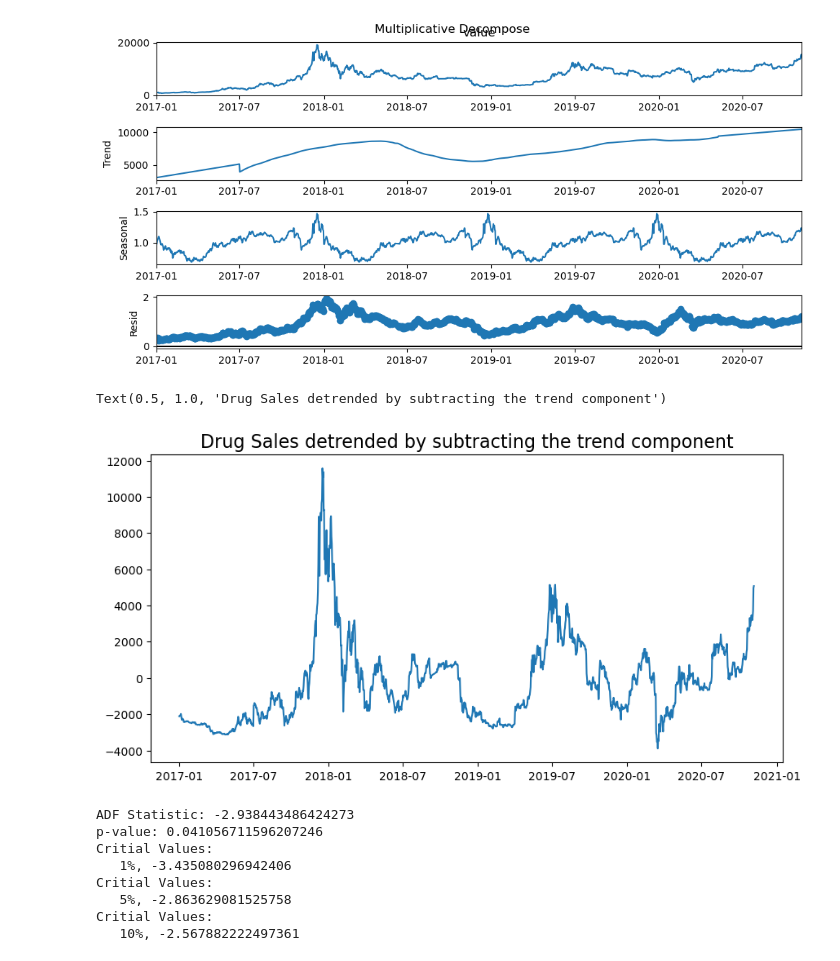
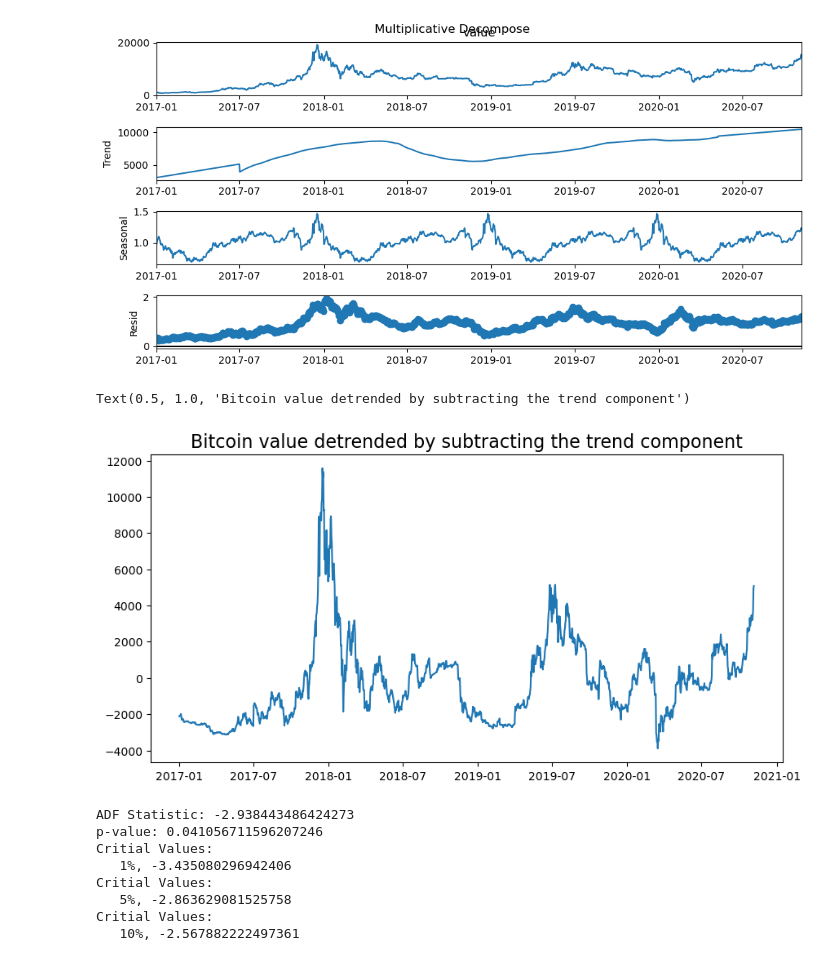
Before and after one commit to RuggieroJulian/AutoML, a Jupyter notebook: J_Ruggiero_M8_HW.ipynb, the cells around one changed output. Cells and saved outputs as stored; diff of their text form; code cells hidden in the pictures.

```diff
--- a/J_Ruggiero_M8_HW.ipynb
+++ b/J_Ruggiero_M8_HW.ipynb
@@ -159,11 +159,11 @@ Text(0.5, 0.98, 'Multiplicative Decompose')
 # %%
 # Using statmodels: Subtracting the Trend Component.
 detrended = df.value.values - result_mul.trend
 plt.plot(detrended)
-plt.title('Drug Sales detrended by subtracting the trend component', fontsize=16)
+plt.title('Bitcoin value detrended by subtracting the trend component', fontsize=16)
 # %% [output]
-Text(0.5, 1.0, 'Drug Sales detrended by subtracting the trend component')
+Text(0.5, 1.0, 'Bitcoin value detrended by subtracting the trend component')
-[figure, old version]
+[figure, new version]
 # %%
 get_stationarity(detrended)
 # %% [output]
```
